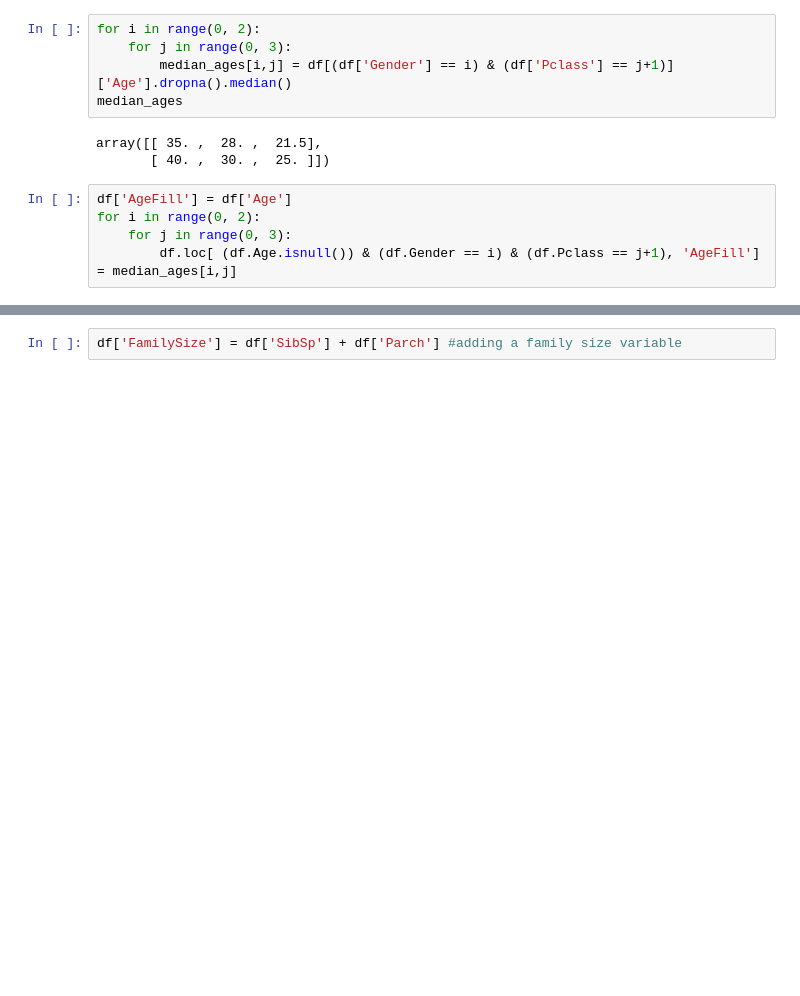
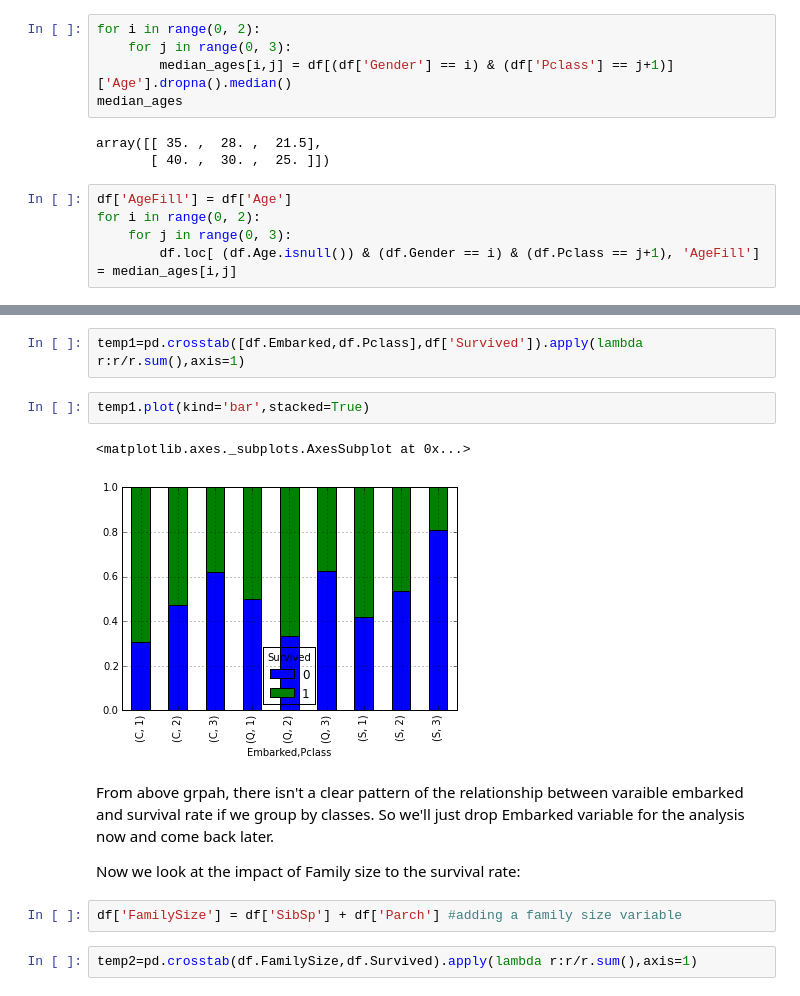
Before and after one commit to MML2015QiShi/Project1Titanic, a Jupyter notebook: Richard/Week2.ipynb, the cells around one changed output, grey strips where cells are left out. Cells and saved outputs as stored; diff of their text form; blank space fills up the shorter version.

```diff
--- a/Richard/Week2.ipynb
+++ b/Richard/Week2.ipynb
@@ -118,2 +151,15 @@ Next we fill the missing Embarked variables:
+# %%
+temp1=pd.crosstab([df.Embarked,df.Pclass],df['Survived']).apply(lambda r:r/r.sum(),axis=1)
+# %%
+temp1.plot(kind='bar',stacked=True)
+# %% [output]
+<matplotlib.axes._subplots.AxesSubplot at 0x...>
+[figure, added]
+# %% [markdown]
+From above grpah, there isn't a clear pattern of the relationship between varaible embarked and survival rate if we group by classes. So we'll just drop Embarked variable for the analysis now and come back later.
+
+Now we look at the impact of Family size to the survival rate:
 # %%
 df['FamilySize'] = df['SibSp'] + df['Parch'] #adding a family size variable
+# %%
+temp2=pd.crosstab(df.FamilySize,df.Survived).apply(lambda r:r/r.sum(),axis=1)
```
Also changed, not shown: parts of 41 cells of this notebook, 5 other files.
